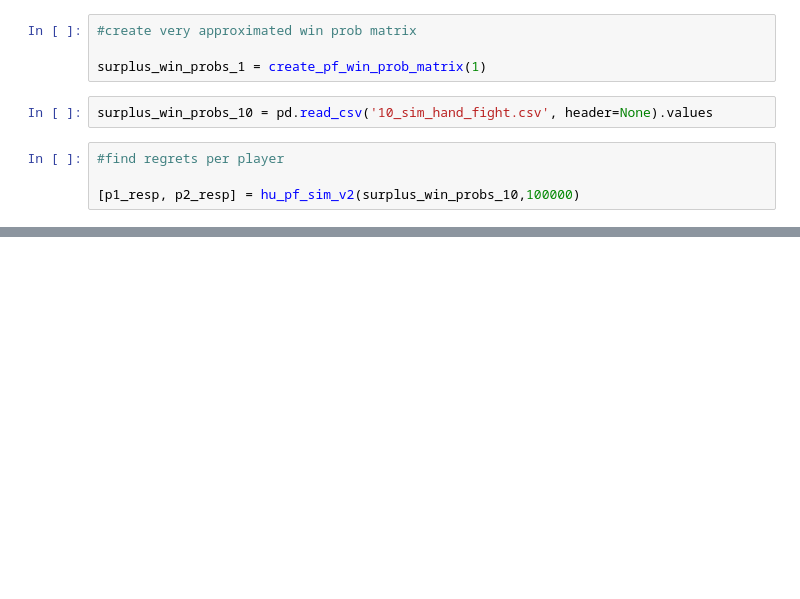
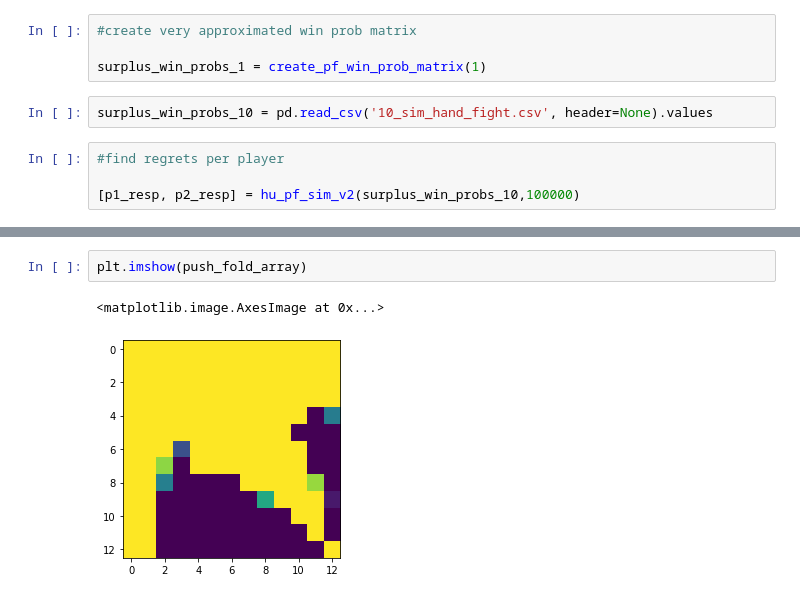
Before and after one commit to nrlopez03/CFR-Poker, a Jupyter notebook: CFR.ipynb, the cells around one changed output, grey strips where cells are left out. Drawn from its saved outputs; the diff is of its cells as text; blank space fills up the shorter version.

```diff
--- a/CFR.ipynb
+++ b/CFR.ipynb
@@ -541,0 +628,5 @@ new_array
+# %%
+plt.imshow(push_fold_array)
+# %% [output]
+<matplotlib.image.AxesImage at 0x...>
+[figure, added]
```
Also changed, not shown: parts of 3 cells of this notebook, 1 other file.
